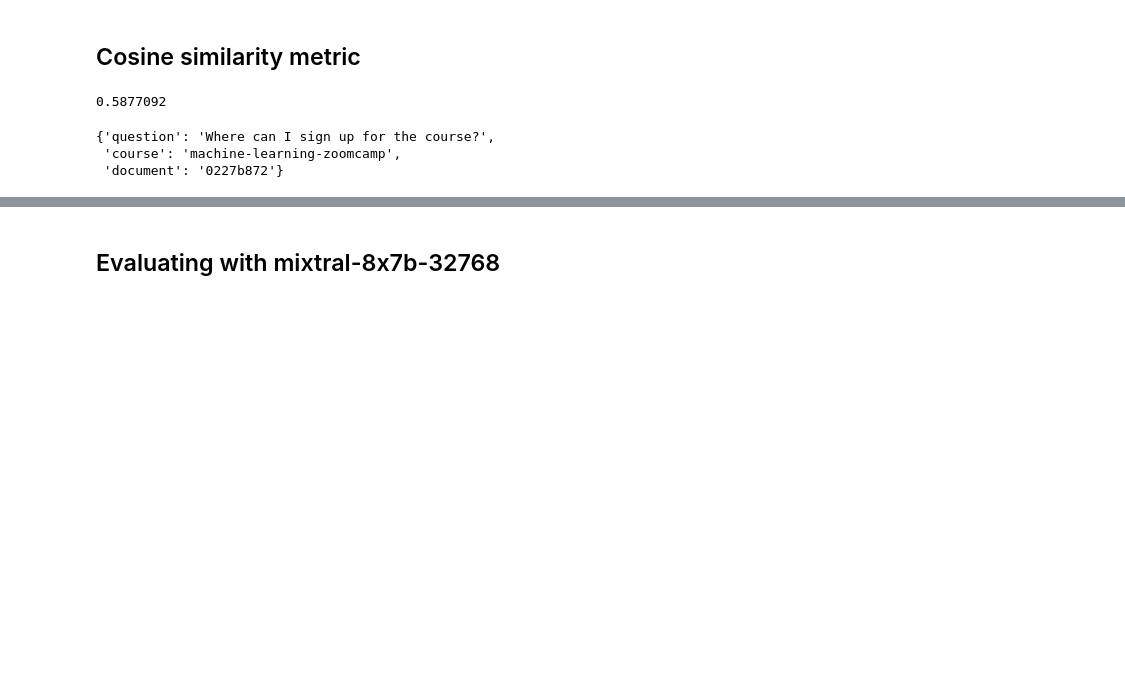
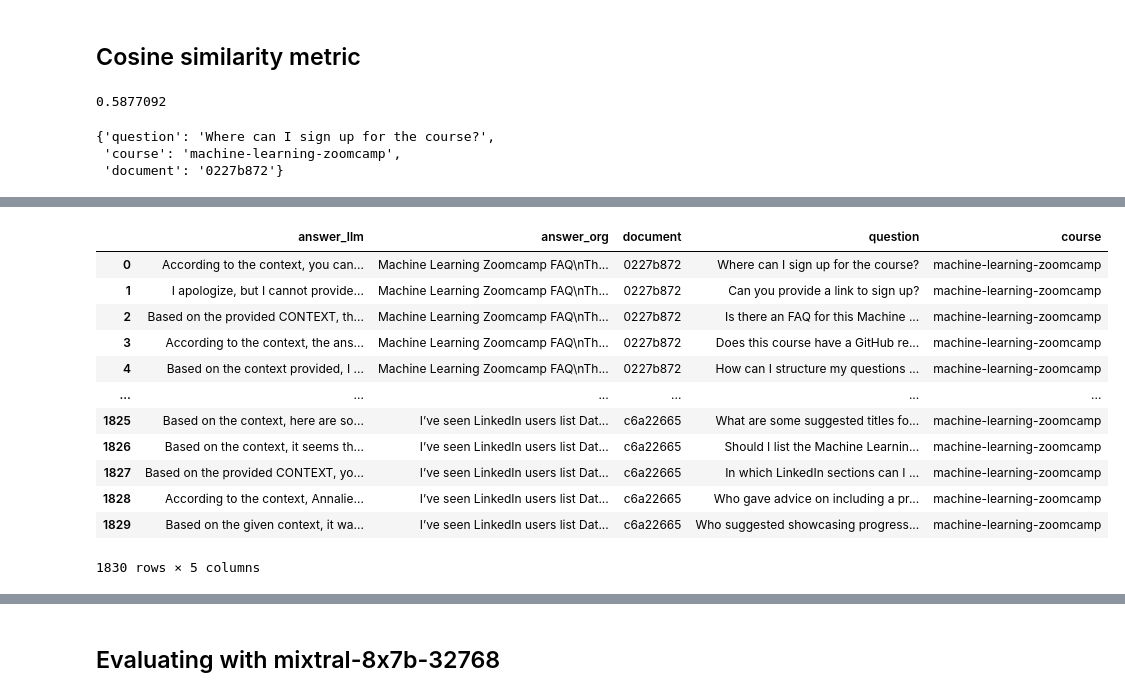
Before and after one commit to AppleJacklll/LLMZoomCamp, a Jupyter notebook: 04-evaluation/cosine_similarity.ipynb, the cells around one changed output, grey strips where cells are left out. Saved outputs shown, nothing was run; the diff lists cells and outputs as text; code cells hidden in the pictures; blank space fills up the shorter version.

```diff
--- a/04-evaluation/cosine_similarity.ipynb
+++ b/04-evaluation/cosine_similarity.ipynb
@@ -297,2 +305,19 @@ for i, val in answers.items():
+# %%
+df_groq_llama3 = pd.DataFrame(df_groq_llama3)
+df_groq_llama3
+# %% [output]
+|  | answer_llm | answer_org | document | question | course |
+| 0 | According to the context, you can... | Machine Learning Zoomcamp FAQ\nTh... | 0227b872 | Where can I sign up for the course? | machine-learning-zoomcamp |
+| 1 | I apologize, but I cannot provide... | Machine Learning Zoomcamp FAQ\nTh... | 0227b872 | Can you provide a link to sign up? | machine-learning-zoomcamp |
+| 2 | Based on the provided CONTEXT, th... | Machine Learning Zoomcamp FAQ\nTh... | 0227b872 | Is there an FAQ for this Machine ... | machine-learning-zoomcamp |
+| 3 | According to the context, the ans... | Machine Learning Zoomcamp FAQ\nTh... | 0227b872 | Does this course have a GitHub re... | machine-learning-zoomcamp |
+| 4 | Based on the context provided, I ... | Machine Learning Zoomcamp FAQ\nTh... | 0227b872 | How can I structure my questions ... | machine-learning-zoomcamp |
+| ... | ... | ... | ... | ... | ... |
+| 1825 | Based on the context, here are so... | I’ve seen LinkedIn users list Dat... | c6a22665 | What are some suggested titles fo... | machine-learning-zoomcamp |
+| 1826 | Based on the context, it seems th... | I’ve seen LinkedIn users list Dat... | c6a22665 | Should I list the Machine Learnin... | machine-learning-zoomcamp |
+| 1827 | Based on the provided CONTEXT, yo... | I’ve seen LinkedIn users list Dat... | c6a22665 | In which LinkedIn sections can I ... | machine-learning-zoomcamp |
+| 1828 | According to the context, Annalie... | I’ve seen LinkedIn users list Dat... | c6a22665 | Who gave advice on including a pr... | machine-learning-zoomcamp |
+| 1829 | Based on the given context, it wa... | I’ve seen LinkedIn users list Dat... | c6a22665 | Who suggested showcasing progress... | machine-learning-zoomcamp |
+1830 rows × 5 columns
 # %%
 !mkdir data
```
Also changed, not shown: parts of 31 cells of this notebook, 5 other files.
